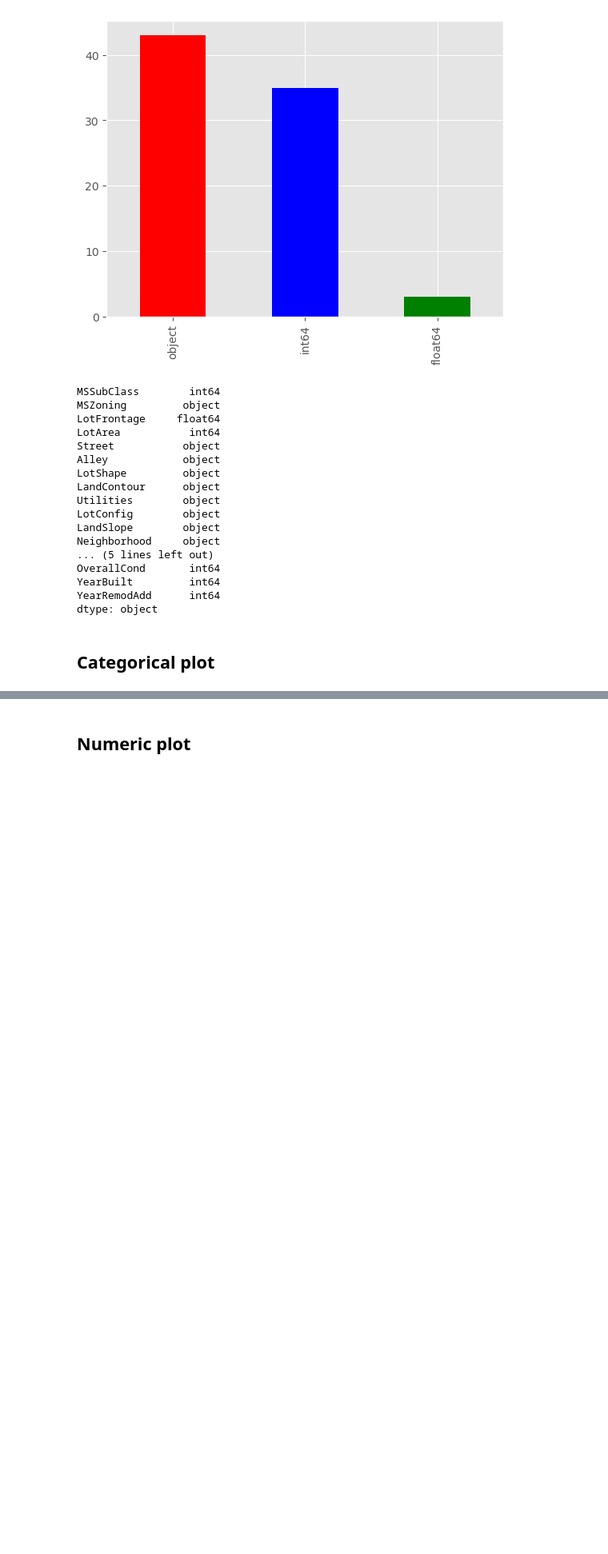
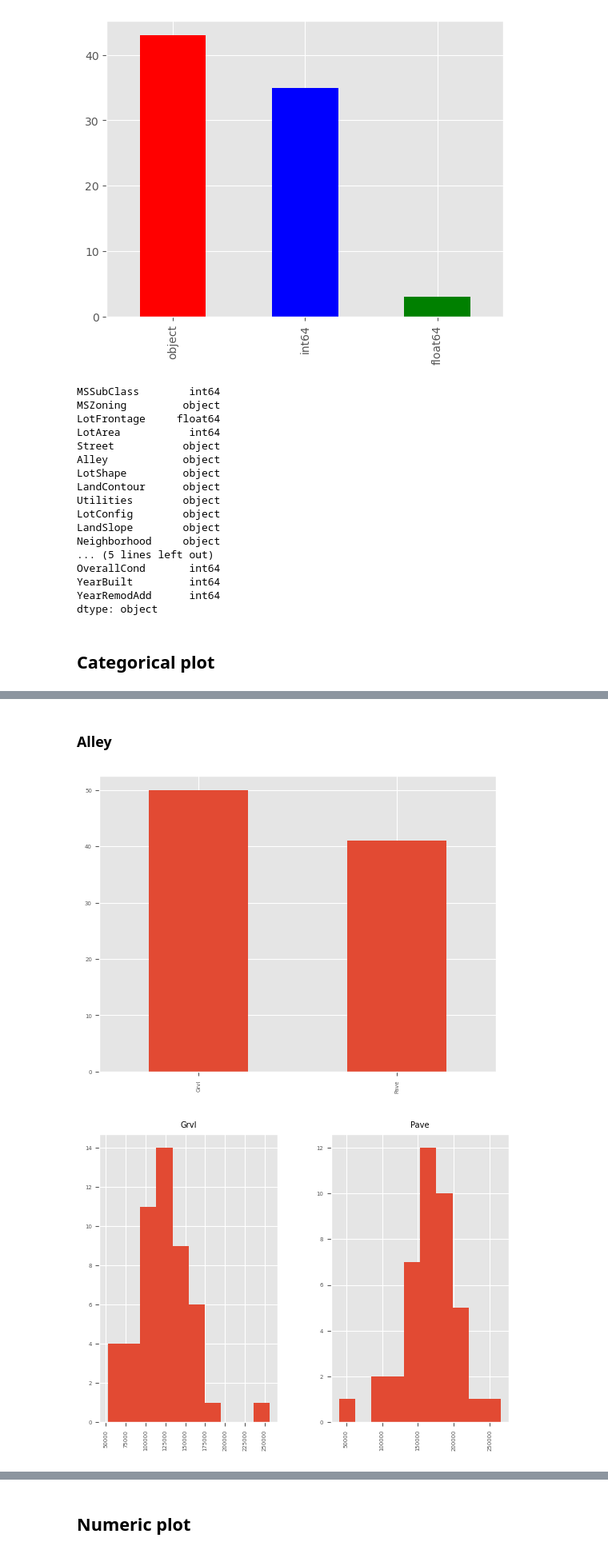
Before and after one commit to yichen-huang/House-Prices-Advanced-Regression-Techniques, a Jupyter notebook: data_understanding_yh.ipynb, the cells around one changed output, grey strips where cells are left out. Shown: that part at 80% size. Drawn from its saved outputs; the diff is of its cells as text; code cells hidden in the pictures; blank space fills up the shorter version.

```diff
--- a/data_understanding_yh.ipynb
+++ b/data_understanding_yh.ipynb
@@ -195,0 +219,7 @@ SyntaxError: invalid syntax (2839375596.py, line 4)
+# %% [markdown]
+### Alley
+# %%
+data_show_categorical('Alley')
+# %% [output]
+[figure, added]
+[figure, added]
```
Also changed, not shown: parts of 40 cells of this notebook.
